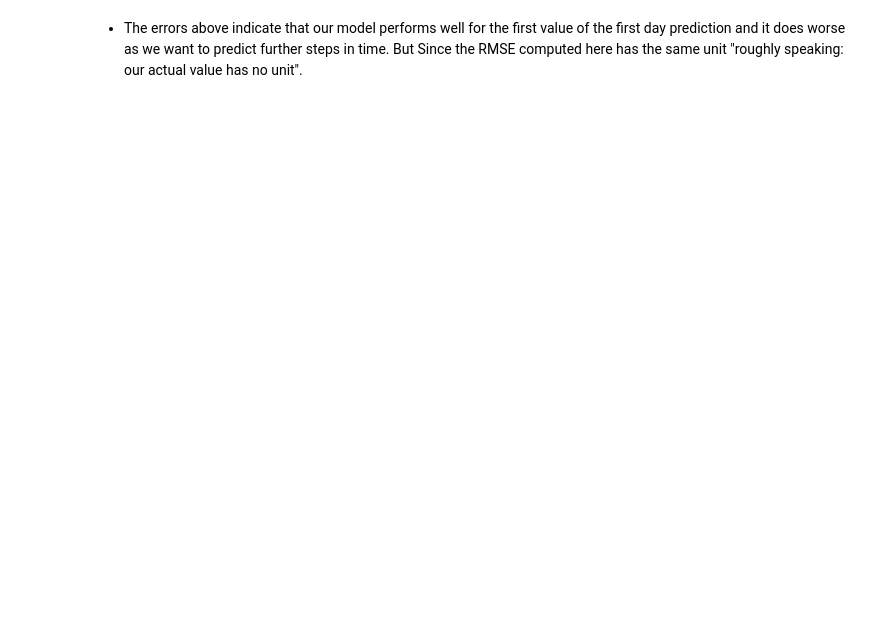
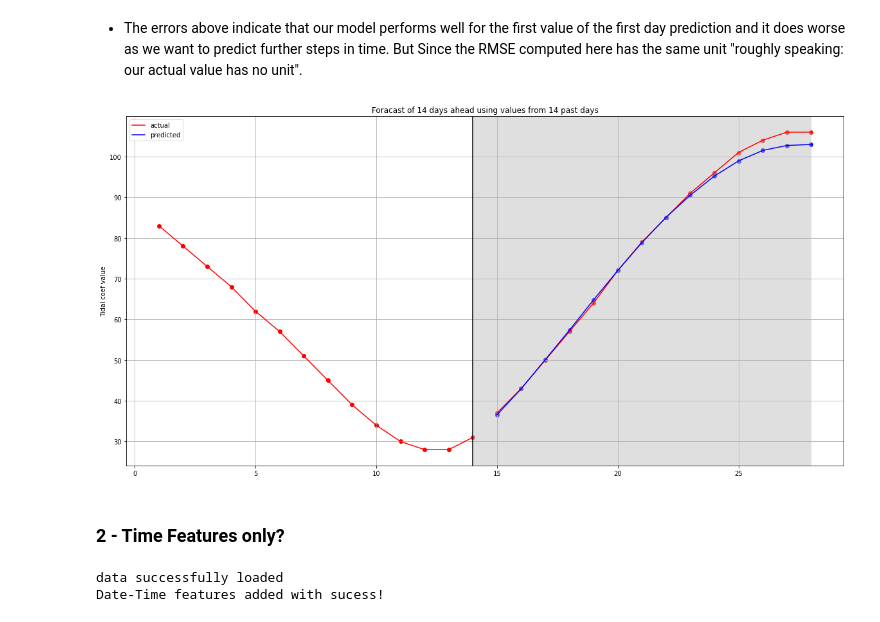
Before and after one commit to otmane-el-aloi/Prediction-of-tidal-coefficients, a Jupyter notebook: featureEngineering.ipynb, the cells around one changed output. Saved outputs shown, nothing was run; the diff lists cells and outputs as text; code cells hidden in the pictures; blank space fills up the shorter version.

```diff
--- a/featureEngineering.ipynb
+++ b/featureEngineering.ipynb
@@ -21,6 +34,12 @@ RF.fit(X_train.reshape(X_train_shape[0], X_train_shape[1]),y_train)
+# %%
+RF = RFModel(params = {"n_estimators":100})
+# %%
+X_train_reshaped, X_test_reshaped, y_train, y_test = DL.splitDataSet(past_values=14, step=14)
+# %%
+RF.fit(X_train_reshaped, y_train)
 # %%
-y_predicted = RF.predict(X_test.reshape(X_test_shape[0],X_test_shape[1]))
-score, scores = evaluate_forecasts(y_test, y_predicted)
+y_predicted = RF.predict(X_test_reshaped)
+score, scores = RF.evaluate(X_test_reshaped, y_test)
 # %%
 print("the RMSE for all predictions is:{}".format(score))
 
@@ -62,0 +59,14 @@ plot_forcast(X_test, y_test, y_predicted, 88)
+# %%
+pl = Plots((20,10))
+pl.plotForcast(X_test_reshaped, y_test, y_predicted, 88)
+# %% [output]
+[figure, added]
+# %% [markdown]
+### 2 - Time Features only?
+# %%
+DL = DataLoader()
+DL.createDataFrame()
+DL.addTimRelatedFeatures()
+# %% [output]
+data successfully loaded
+Date-Time features added with sucess!
```
Also changed, not shown: parts of 43 cells of this notebook, 2 other files.
